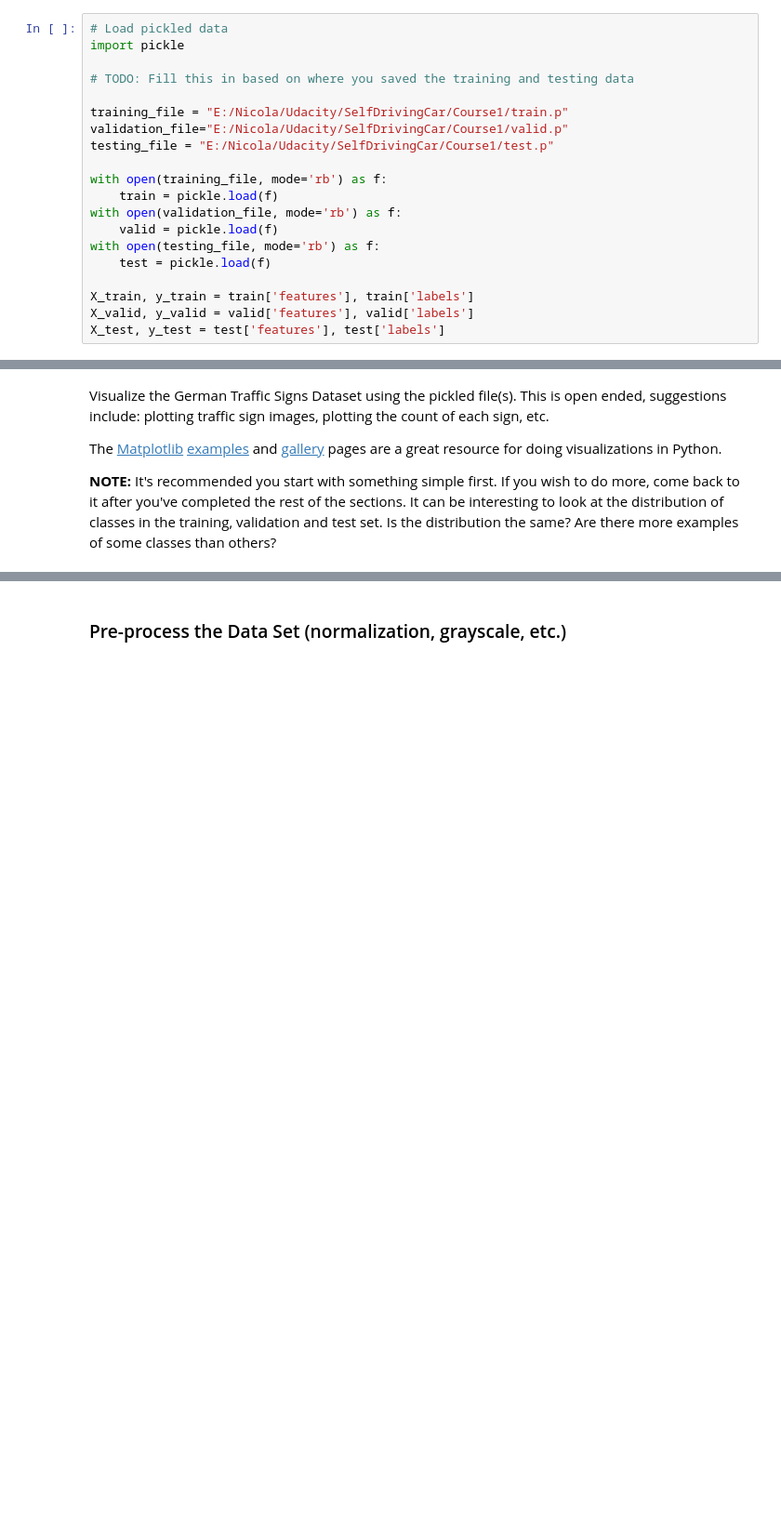
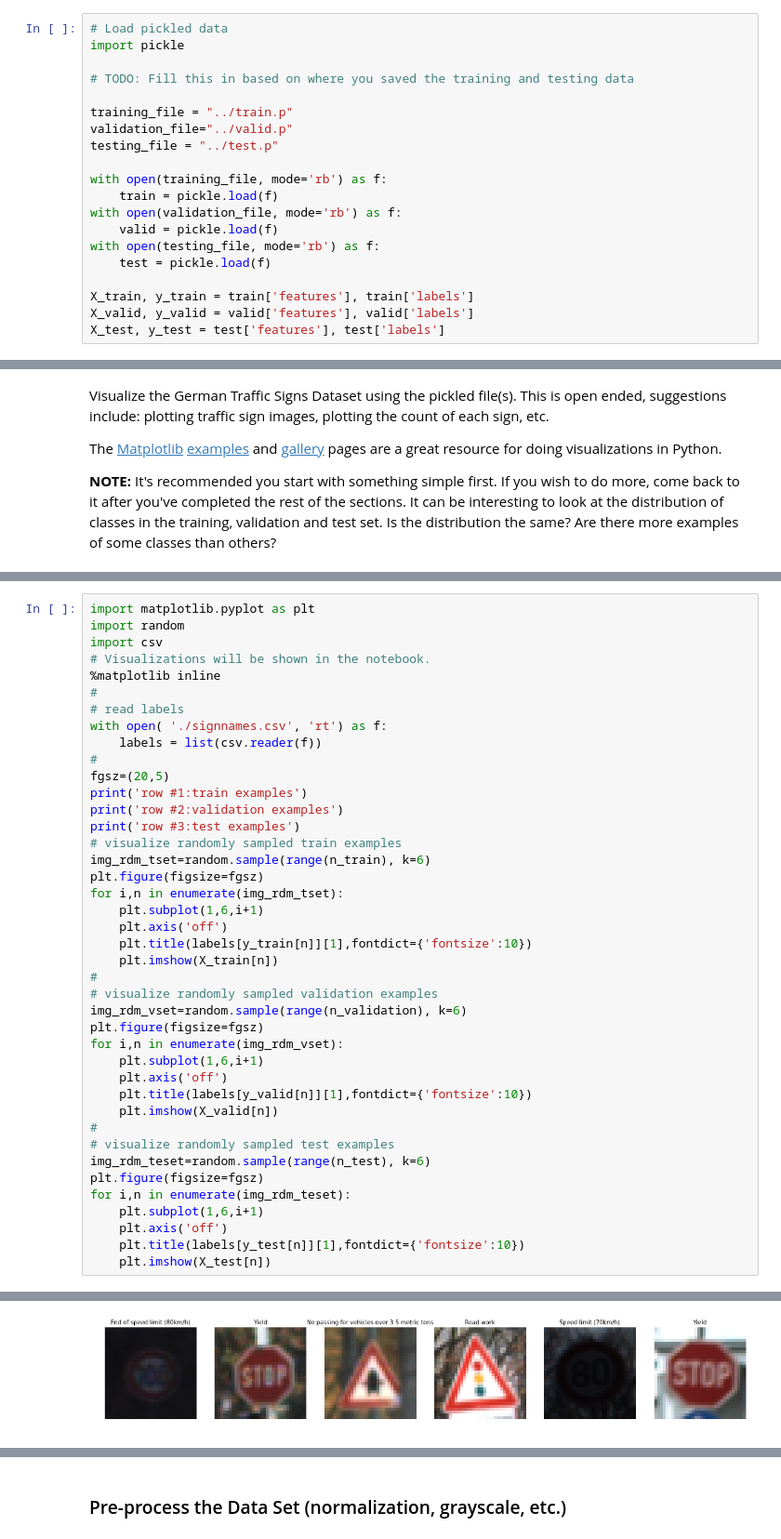
Before and after one commit to nickpoerio/CarND-Traffic-Sign-Classifier-Project, a Jupyter notebook: Traffic_Sign_Classifier.ipynb, the cells around one changed output, grey strips where cells are left out. Shown at 93% size. Cells and saved outputs as stored; diff of their text form; blank space fills up the shorter version.

```diff
--- a/Traffic_Sign_Classifier.ipynb
+++ b/Traffic_Sign_Classifier.ipynb
@@ -25,9 +25,9 @@ import pickle
 
 # TODO: Fill this in based on where you saved the training and testing data
 
-training_file = "E:/Nicola/Udacity/SelfDrivingCar/Course1/train.p"
-validation_file="E:/Nicola/Udacity/SelfDrivingCar/Course1/valid.p"
-testing_file = "E:/Nicola/Udacity/SelfDrivingCar/Course1/test.p"
+training_file = "../train.p"
+validation_file="../valid.p"
+testing_file = "../test.p"
 
 with open(training_file, mode='rb') as f:
     train = pickle.load(f)
@@ -99,0 +96,42 @@ import matplotlib.pyplot as plt
+# %%
+import matplotlib.pyplot as plt
+import random
+import csv
+# Visualizations will be shown in the notebook.
+%matplotlib inline
+#
+# read labels
+with open( './signnames.csv', 'rt') as f:
+    labels = list(csv.reader(f))
+#
+fgsz=(20,5)
+print('row #1:train examples')
+print('row #2:validation examples')
+print('row #3:test examples')
+# visualize randomly sampled train examples
+img_rdm_tset=random.sample(range(n_train), k=6)
+plt.figure(figsize=fgsz)
+for i,n in enumerate(img_rdm_tset):
+    plt.subplot(1,6,i+1)
+    plt.axis('off')
+    plt.title(labels[y_train[n]][1],fontdict={'fontsize':10})
+    plt.imshow(X_train[n])
+#
+# visualize randomly sampled validation examples
+img_rdm_vset=random.sample(range(n_validation), k=6)
+plt.figure(figsize=fgsz)
+for i,n in enumerate(img_rdm_vset):
+    plt.subplot(1,6,i+1)
+    plt.axis('off')
+    plt.title(labels[y_valid[n]][1],fontdict={'fontsize':10})
+    plt.imshow(X_valid[n])
+#
+# visualize randomly sampled test examples
+img_rdm_teset=random.sample(range(n_test), k=6)
+plt.figure(figsize=fgsz)
+for i,n in enumerate(img_rdm_teset):
+    plt.subplot(1,6,i+1)
+    plt.axis('off')
+    plt.title(labels[y_test[n]][1],fontdict={'fontsize':10})
+    plt.imshow(X_test[n])
+# %% [output]
@@ -99,0 +141 @@ import matplotlib.pyplot as plt
+[figure, added]
```
Also changed, not shown: parts of 5 cells of this notebook.
